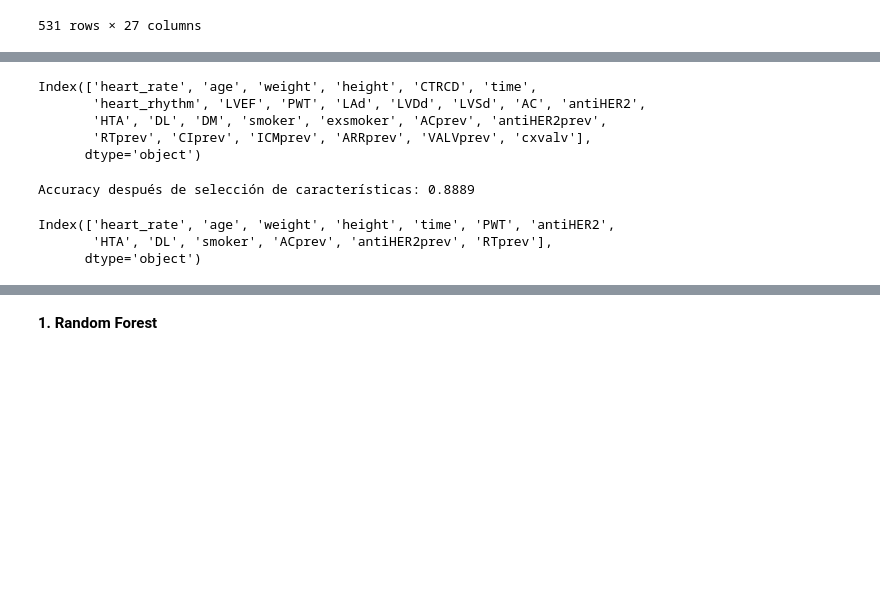
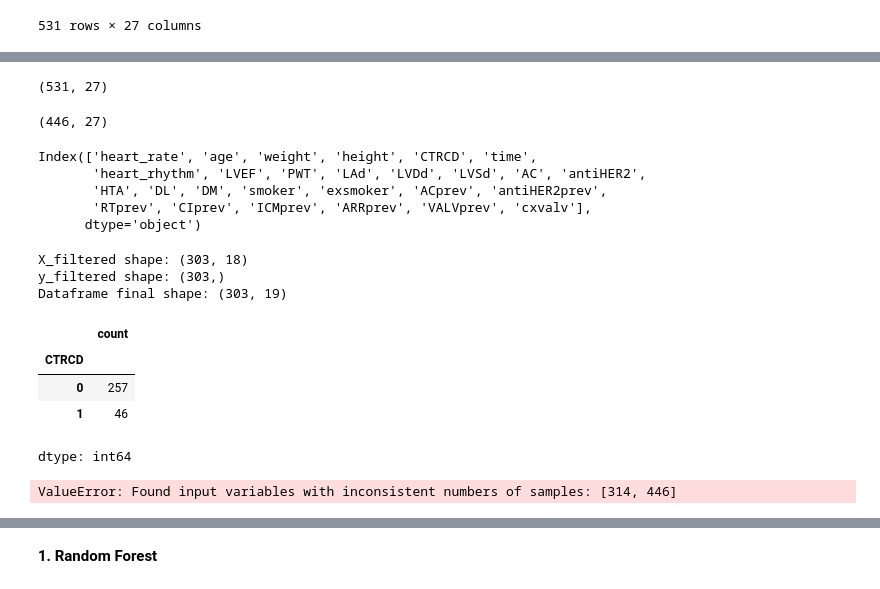
Before and after one commit to nalrob/Aprendizaje-Automatico, a Jupyter notebook: CTRCD_Modelos_lastversion.ipynb, the cells around one changed output, grey strips where cells are left out. Cells and saved outputs as stored; diff of their text form; code cells hidden in the pictures; blank space fills up the shorter version.

```diff
--- a/CTRCD_Modelos_lastversion.ipynb
+++ b/CTRCD_Modelos_lastversion.ipynb
@@ -155,10 +158,15 @@ df = df.apply(pd.to_numeric, errors='coerce')
 # %%
 df.fillna(0, inplace=True)
+df.shape
+# %% [output]
+(531, 27)
 # %%
 #TEST CARDIOTOX
-#data = df[(df['AC'] == 1
 data = df[(df['AC'] == 1) | (df['antiHER2'] == 1)]
 #data['cardiotox'] = ((data['AC'] == 1) | (data['antiHER2'] == 1)).astype(int)
+data.shape
+# %% [output]
+(446, 27)
 # %%
 data.columns
 # %% [output]
@@ -170,3 +187,56 @@ Index(['heart_rate', 'age', 'weight', 'height', 'CTRCD', 'time',
+# %%
+numeric_columns = ['heart_rate', 'age', 'weight', 'height', 'time', 'LVEF', 'PWT']
+binary_columns = ['antiHER2', 'antiHER2prev', 'HTA', 'DL', 'DM', 'smoker', 'exsmoker', 'AC', 'ACprev', 'RTprev']
+
+# Filtrar solo los pacientes de clase 0 (en X y y)
+X_0 = X[y == 0]
+y_0 = y[y == 0]
+
+# Calcular el IQR para cada columna numérica en la clase 0
+Q1 = X_0[numeric_columns].quantile(0.25)
+Q3 = X_0[numeric_columns].quantile(0.75)
+IQR = Q3 - Q1
+
+# Definir límites inferior y superior
+lower_bound = Q1 - 1.5 * IQR
+upper_bound = Q3 + 1.5 * IQR
+
+# Filtrar los outliers en la clase 0 para las columnas numéricas
+# Asegúrate de aplicar el filtrado correctamente a cada columna numérica
+X_0_filtered = X_0[~((X_0[numeric_columns] < lower_bound) | (X_0[numeric_columns] > upper_bound)).any(axis=1)]
+
+# Eliminar las filas correspondientes en y_0 para que estén alineados con X_0_filtered
+y_0_filtered = y_0[X_0_filtered.index]
+
+# Volver a combinar con la clase 1 para mantener la estructura original (si es necesario)
+X_1 = X[y == 1]
+y_1 = y[y == 1]
+
+# Concatenar las clases sin outliers
+X = pd.concat([X_0_filtered, X_1])
+y = pd.concat([y_0_filtered, y_1])
+
+# Verificar que las dimensiones de X_filtered y y_filtered coincidan
+print(f"X_filtered shape: {X.shape}")
+print(f"y_filtered shape: {y.shape}")
+
+# Si deseas mantener el dataframe original sin outliers, puedes concatenar X_filtered y y_filtered
+df_filtered = pd.concat([X, y], axis=1)
+
+# Mostrar el tamaño del dataframe final
+print(f"Dataframe final shape: {df_filtered.shape}")
+# %% [output]
+X_filtered shape: (303, 18)
+y_filtered shape: (303,)
+Dataframe final shape: (303, 19)
+# %%
+X['CTRCD'].value_counts()
+# %% [output]
+|  | count |
+| CTRCD |  |
+| 0 | 257 |
+| 1 | 46 |
+dtype: int64
 # %%
 #TEST FEATURE SELECTION
 from sklearn.ensemble import RandomForestClassifier
@@ -174,16 +244,10 @@ from sklearn.feature_selection import SelectFromModel
 from sklearn.model_selection import train_test_split
 from sklearn.metrics import accuracy_score
 
-#feature_names = ['heart_rate', 'age', 'weight', 'height', 'time', 'LVEF', 'PWT', 'LAd', 'LVSd', 'antiHER2', 'HTA', 'DL', 'DM', 'smoker', 'exsmoker', 'ACprev', 'antiHER2prev', 'RTprev']
-feature_names = ['heart_rate', 'age', 'weight', 'height', 'time',
-       'heart_rhythm', 'LVEF', 'PWT', 'LAd', 'LVDd', 'LVSd', 'AC', 'antiHER2',
-       'HTA', 'DL', 'DM', 'smoker', 'exsmoker', 'ACprev', 'antiHER2prev',
-       'RTprev', 'CIprev', 'ICMprev', 'ARRprev', 'VALVprev', 'cxvalv']
-
-X=data[feature_names]
-y=data['CTRCD']
+feature_names = ['heart_rate', 'age', 'weight', 'height', 'time', 'LVEF', 'PWT', 'LAd', 'LVSd', 'antiHER2', 'HTA', 'DL', 'DM', 'smoker', 'exsmoker', 'ACprev', 'antiHER2prev', 'RTprev']
 
 # Dividir en entrenamiento y prueba
+#X_train, X_test, y_train, y_test = train_test_split(X, y, test_size=0.2, random_state=42)
 X_train, X_test, y_train, y_test = train_test_split(X, y, test_size=0.2, random_state=42)
 
 # Entrenar modelo inicial de Random Forest
@@ -208,7 +272,4 @@ print(f'Accuracy después de selección de características: {accuracy:.4f}')
 selected_features = X.columns[selector.get_support()]
 selected_features
 # %% [output]
-Accuracy después de selección de características: 0.8889
+ValueError: Found input variables with inconsistent numbers of samples: [314, 446]
-Index(['heart_rate', 'age', 'weight', 'height', 'time', 'PWT', 'antiHER2',
-       'HTA', 'DL', 'smoker', 'ACprev', 'antiHER2prev', 'RTprev'],
-      dtype='object')
```
Also changed, not shown: parts of 18 cells of this notebook.
